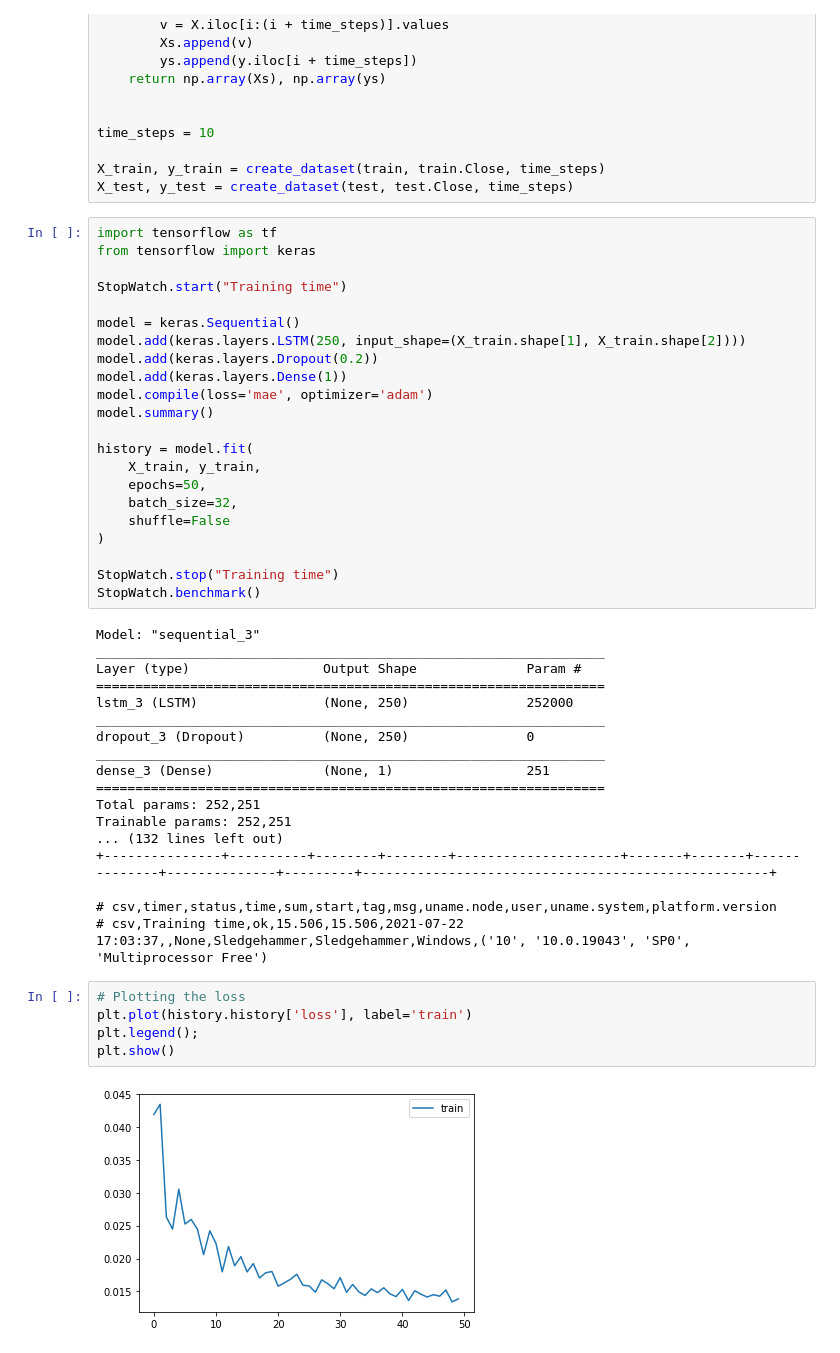
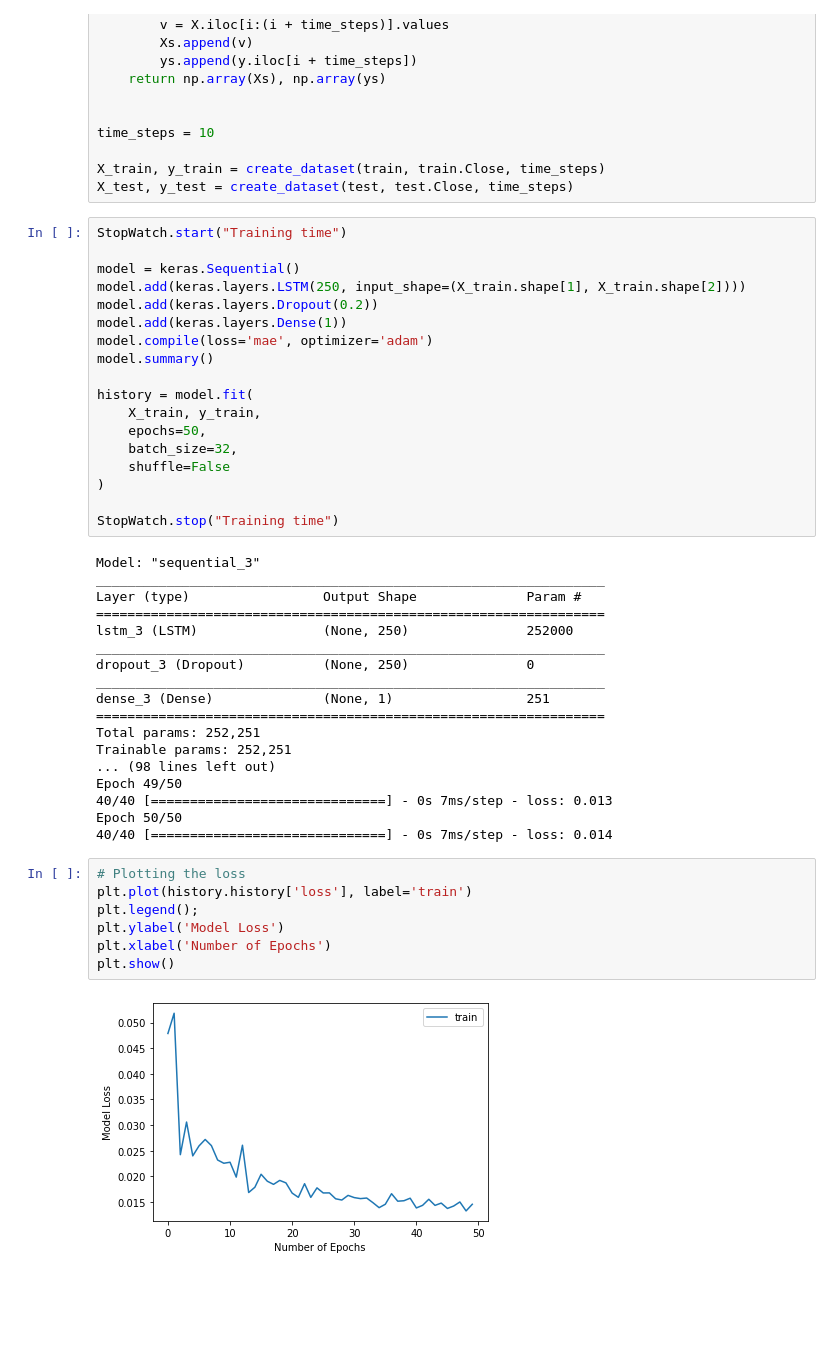
Before and after one commit to cybertraining-dsc/su21-reu-361, a Jupyter notebook: project/code/yfinance-lstm.ipynb, the cells around one changed output. Cells and saved outputs as stored; diff of their text form; blank space fills up the shorter version.

```diff
--- a/project/code/yfinance-lstm.ipynb
+++ b/project/code/yfinance-lstm.ipynb
@@ -74,9 +92,6 @@ time_steps = 10
 X_train, y_train = create_dataset(train, train.Close, time_steps)
 X_test, y_test = create_dataset(test, test.Close, time_steps)
 # %%
-import tensorflow as tf
-from tensorflow import keras
-
 StopWatch.start("Training time")
 
 model = keras.Sequential()
@@ -94,7 +109,6 @@ history = model.fit(
 )
 
 StopWatch.stop("Training time")
-StopWatch.benchmark()
 # %% [output]
 Model: "sequential_3"
 _________________________________________________________________
@@ -108,16 +122,18 @@ dense_3 (Dense)              (None, 1)                 251
 =================================================================
 Total params: 252,251
 Trainable params: 252,251
-... (132 lines left out)
-+---------------+----------+--------+--------+---------------------+-------+-------+--------------+--------------+---------+----------------------------------------------------+
-
-# csv,timer,status,time,sum,start,tag,msg,uname.node,user,uname.system,platform.version
-# csv,Training time,ok,15.506,15.506,2021-07-22 17:03:37,,None,Sledgehammer,Sledgehammer,Windows,('10', '10.0.19043', 'SP0', 'Multiprocessor Free')
+... (98 lines left out)
+Epoch 49/50
+40/40 [==============================] - 0s 7ms/step - loss: 0.013
+Epoch 50/50
+40/40 [==============================] - 0s 7ms/step - loss: 0.014
 # %%
 # Plotting the loss
 plt.plot(history.history['loss'], label='train')
 plt.legend();
+plt.ylabel('Model Loss')
+plt.xlabel('Number of Epochs')
 plt.show()
 # %% [output]
-[figure, old version]
+[figure, new version]
 # %%
```
Also changed, not shown: parts of 7 cells of this notebook, 1 other file.
